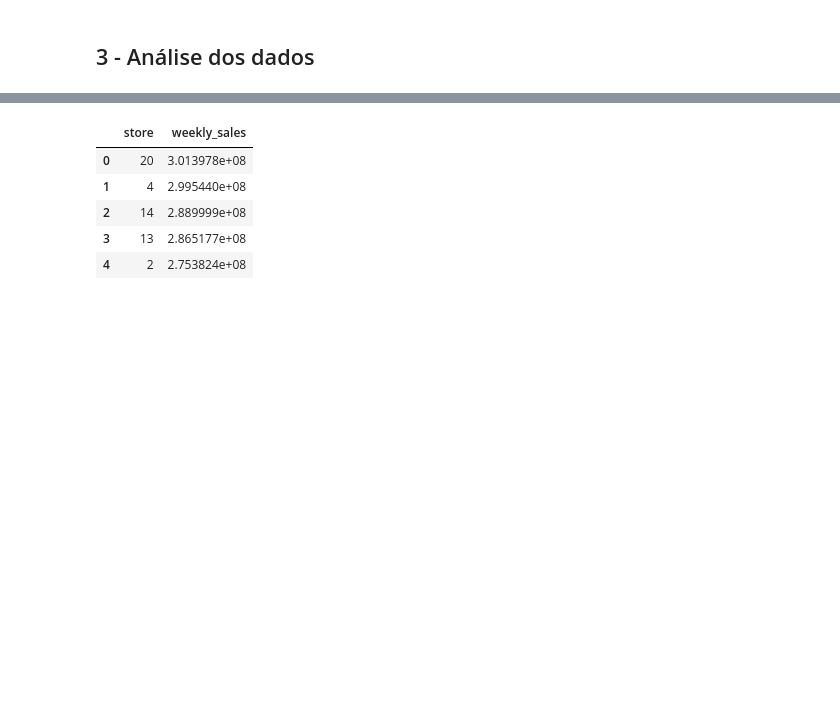
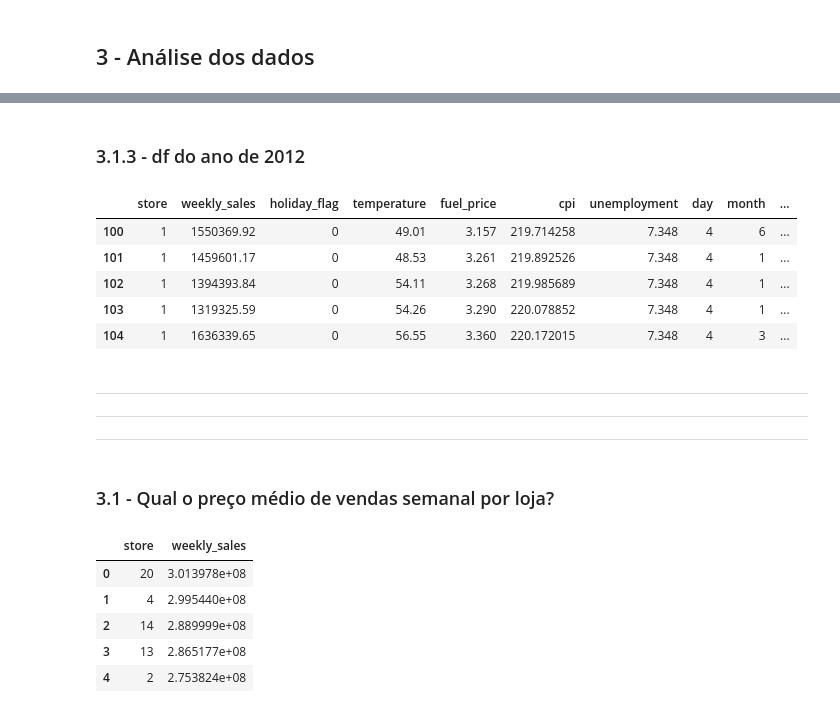
Before and after one commit to michellssGUi/dataScience, a Jupyter notebook: Wallmart_Melhor_Loja_2.ipynb, the cells around one changed output, grey strips where cells are left out. Saved outputs shown, nothing was run; the diff lists cells and outputs as text; code cells hidden in the pictures; blank space fills up the shorter version.

```diff
--- a/Wallmart_Melhor_Loja_2.ipynb
+++ b/Wallmart_Melhor_Loja_2.ipynb
@@ -211,3 +271,21 @@ df.head()
+# %% [markdown]
+### 3.1.3 - df do ano de 2012
+# %%
+df_2012 = df.loc[df_data['year'] == 2012]
+df_2012.head()
+# %% [output]
+|  | store | weekly_sales | holiday_flag | temperature | fuel_price | cpi | unemployment | day | month | ... |
+| 100 | 1 | 1550369.92 | 0 | 49.01 | 3.157 | 219.714258 | 7.348 | 4 | 6 | ... |
+| 101 | 1 | 1459601.17 | 0 | 48.53 | 3.261 | 219.892526 | 7.348 | 4 | 1 | ... |
+| 102 | 1 | 1394393.84 | 0 | 54.11 | 3.268 | 219.985689 | 7.348 | 4 | 1 | ... |
+| 103 | 1 | 1319325.59 | 0 | 54.26 | 3.290 | 220.078852 | 7.348 | 4 | 1 | ... |
+| 104 | 1 | 1636339.65 | 0 | 56.55 | 3.360 | 220.172015 | 7.348 | 4 | 3 | ... |
+# %% [markdown]
+---
+---
+---
+# %% [markdown]
+### 3.1 - Qual o preço médio de vendas semanal por loja?
 # %%
 df.groupby(['store'])['weekly_sales'].sum().to_frame().sort_values(by='weekly_sales', ascending=False).head().reset_index()
 # %% [output]
```
Also changed, not shown: parts of 27 cells of this notebook.
